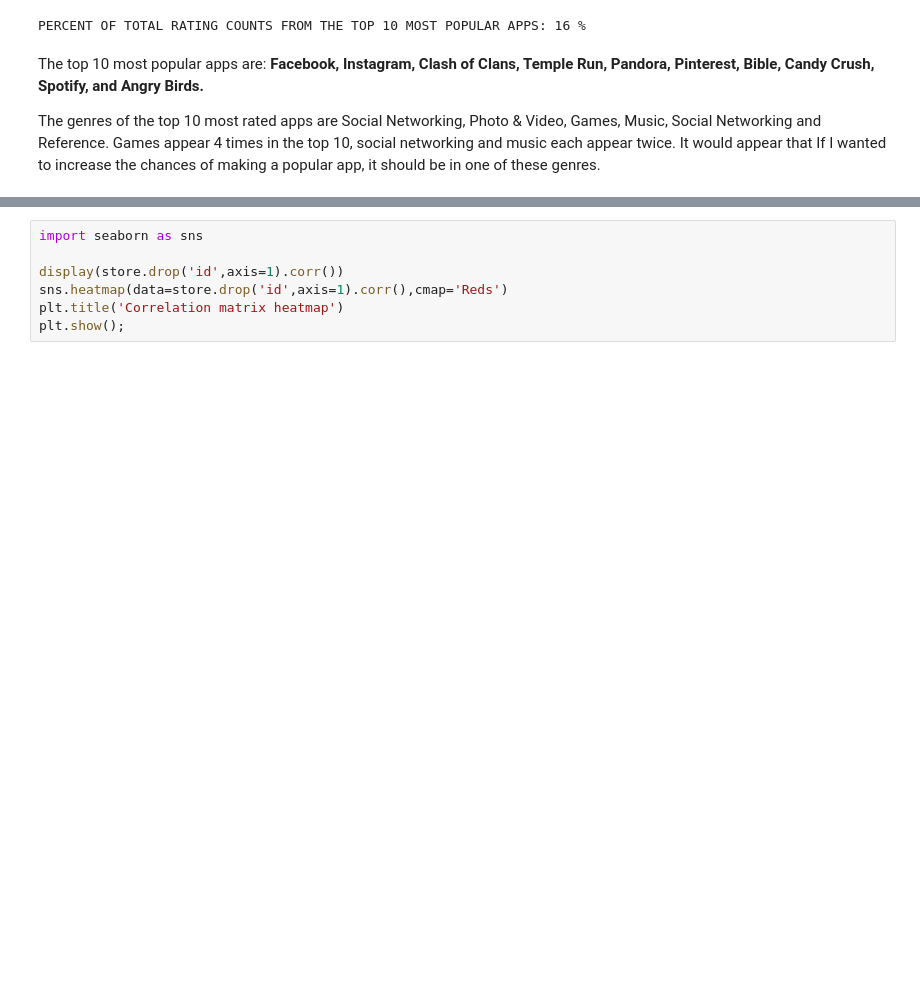
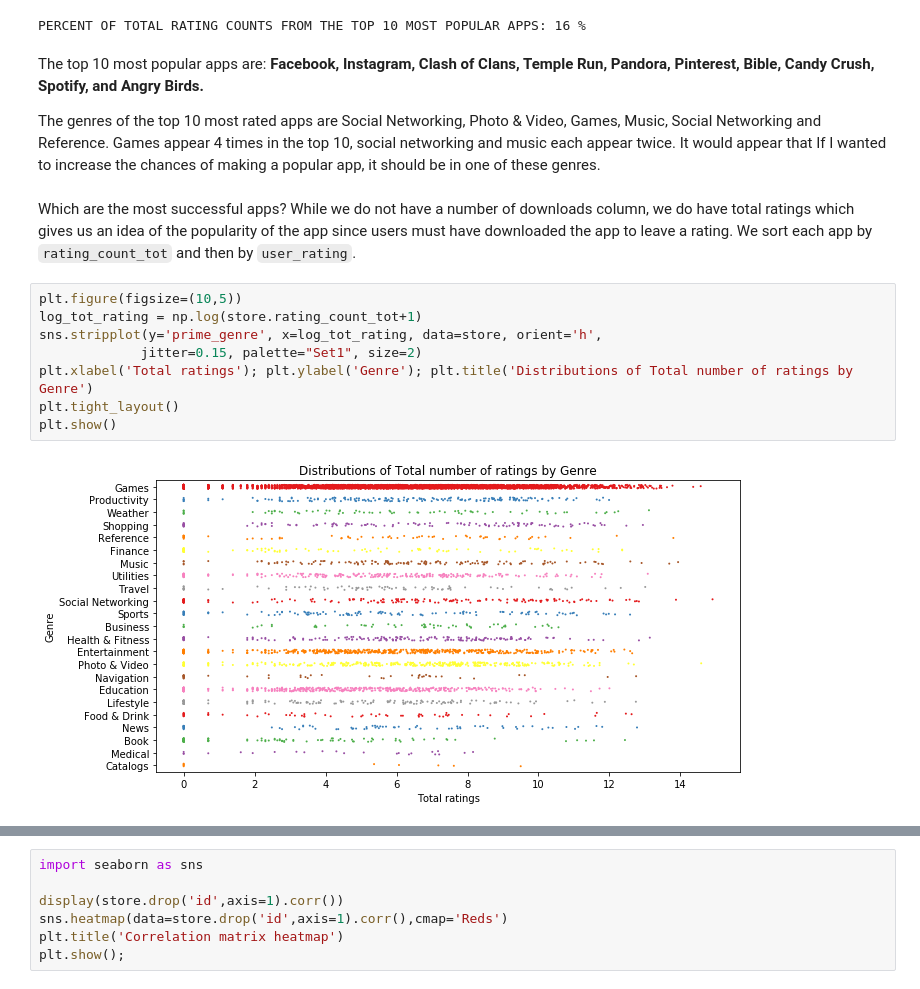
Before and after one commit to cgman64/apple-store-analysis, a Jupyter notebook: appStoreAnalysis.ipynb, the cells around one changed output, grey strips where cells are left out. Cells and saved outputs as stored; diff of their text form; blank space fills up the shorter version.

Commit message:
changed cell orders, scaled plots

```diff
--- a/appStoreAnalysis.ipynb
+++ b/appStoreAnalysis.ipynb
@@ -105,3 +105,15 @@ PERCENT OF TOTAL RATING COUNTS FROM THE TOP 10 MOST POPULAR APPS: 16 %
 The top 10 most popular apps are: **Facebook, Instagram, Clash of Clans, Temple Run, Pandora, Pinterest, Bible, Candy Crush, Spotify, and Angry Birds.**
 
 The genres of the top 10 most rated apps are Social Networking, Photo & Video, Games, Music, Social Networking and Reference. Games appear 4 times in the top 10, social networking and music each appear twice. It would appear that If I wanted to increase the chances of making a popular app, it should be in one of these genres.
+# %% [markdown]
+Which are the most successful apps? While we do not have a number of downloads column, we do have total ratings which gives us an idea of the popularity of the app since users must have downloaded the app to leave a rating. We sort each app by `rating_count_tot` and then by `user_rating`.
+# %%
+plt.figure(figsize=(10,5))
+log_tot_rating = np.log(store.rating_count_tot+1)
+sns.stripplot(y='prime_genre', x=log_tot_rating, data=store, orient='h',
+             jitter=0.15, palette="Set1", size=2)
+plt.xlabel('Total ratings'); plt.ylabel('Genre'); plt.title('Distributions of Total number of ratings by Genre')
+plt.tight_layout()
+plt.show()
+# %% [output]
+[figure, added]
```
Also changed, not shown: parts of 5 cells of this notebook.
